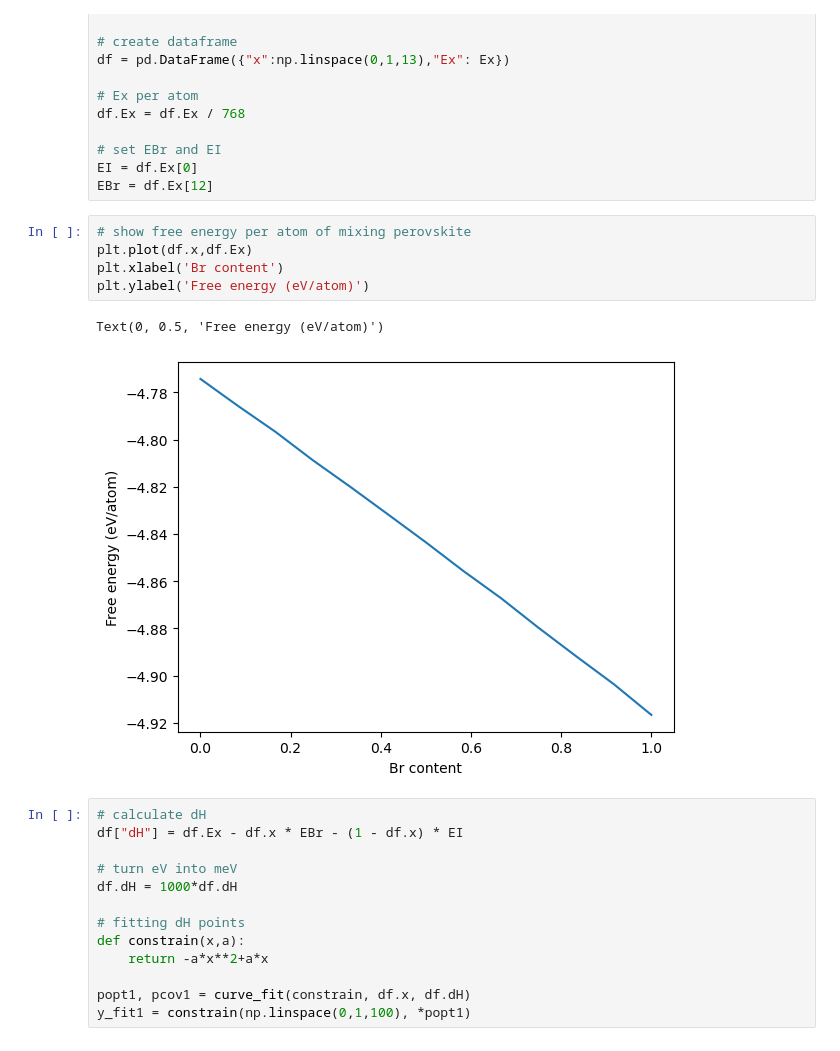
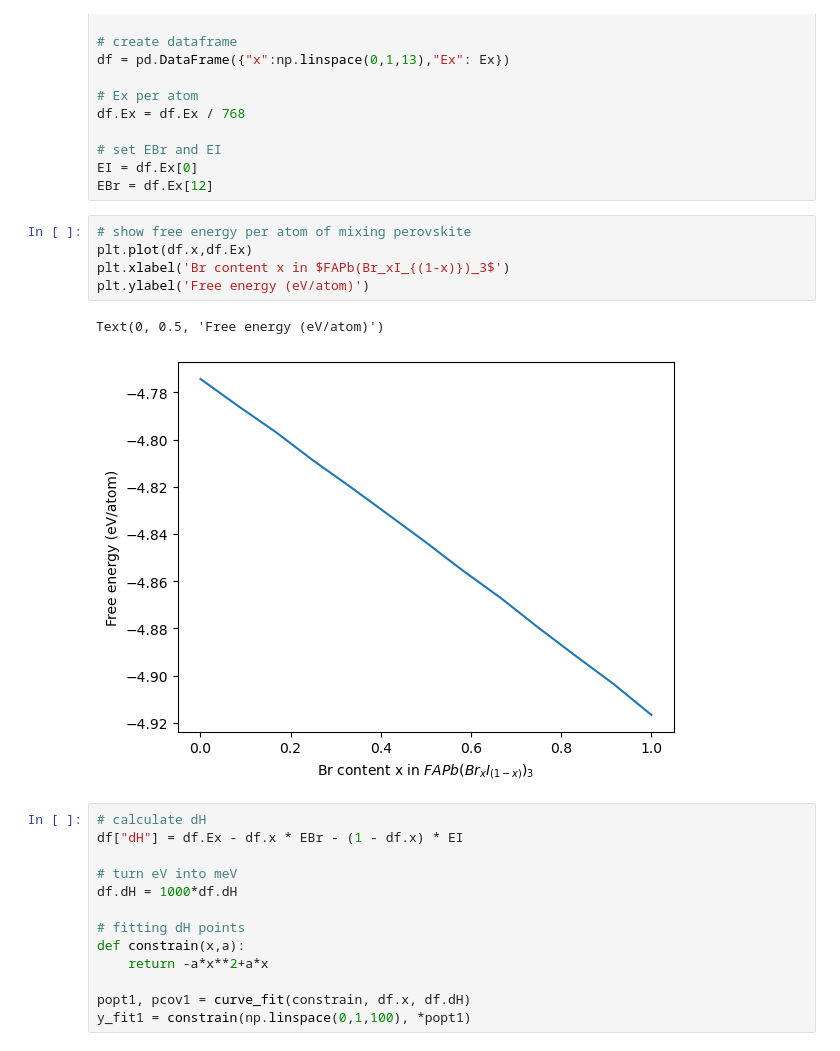
Before and after one commit to SAMAece/Jupyterlab, a Jupyter notebook: Used/Mixing_energy/mixing_energy.ipynb, the cells around one changed output. Drawn from its saved outputs; the diff is of its cells as text.

```diff
--- a/Used/Mixing_energy/mixing_energy.ipynb
+++ b/Used/Mixing_energy/mixing_energy.ipynb
@@ -32,11 +32,11 @@ EBr = df.Ex[12]
 # %%
 # show free energy per atom of mixing perovskite
 plt.plot(df.x,df.Ex)
-plt.xlabel('Br content')
+plt.xlabel('Br content x in $FAPb(Br_xI_{(1-x)})_3$')
 plt.ylabel('Free energy (eV/atom)')
 # %% [output]
 Text(0, 0.5, 'Free energy (eV/atom)')
-[figure, old version]
+[figure, new version]
 # %%
 # calculate dH
 df["dH"] = df.Ex - df.x * EBr - (1 - df.x) * EI
```
Also changed, not shown: parts of 3 cells of this notebook, 3 other files.
